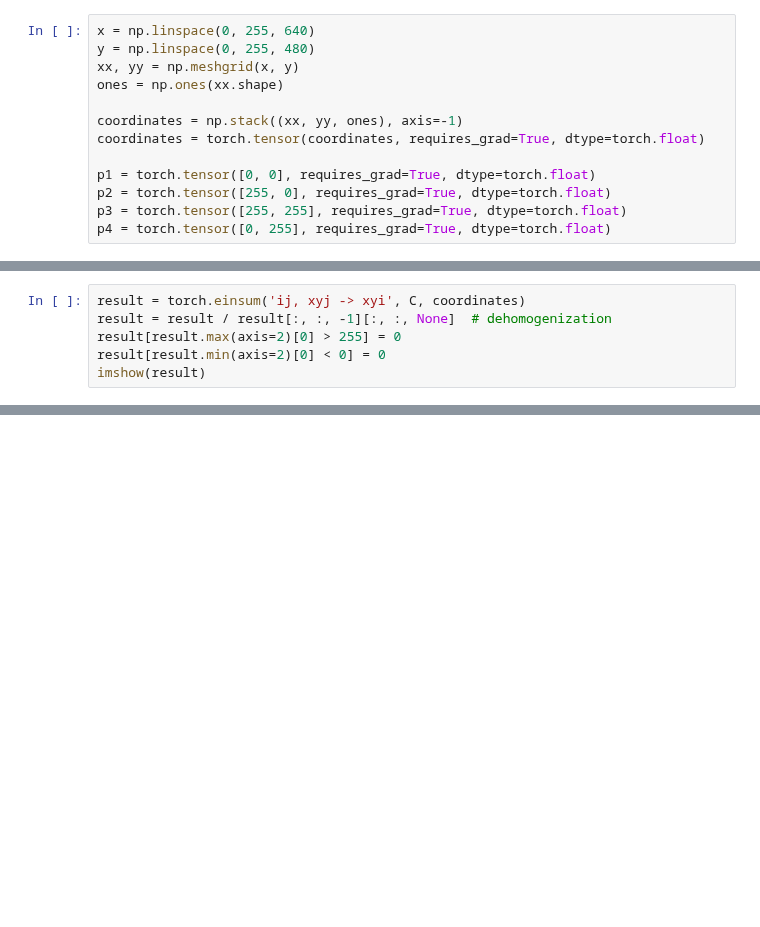
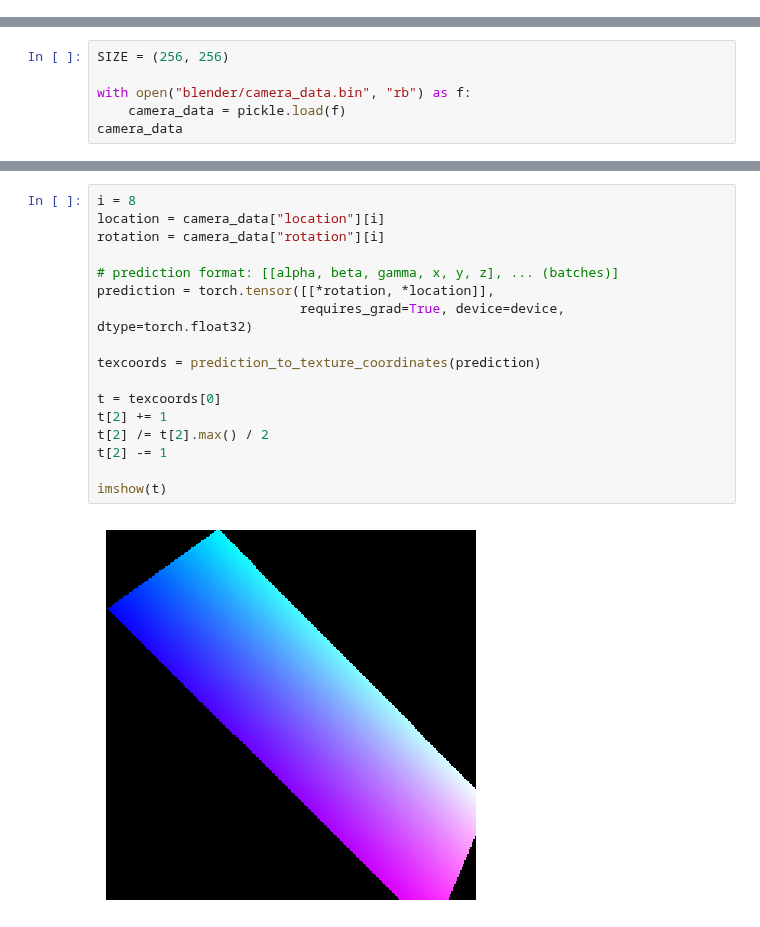
Before and after one commit to umrover/keyboard-detection, a Jupyter notebook: notebooks/homography.ipynb, the cells around one changed output, grey strips where cells are left out. Cells and saved outputs as stored; diff of their text form; blank space fills up the shorter version.

Commit message:
Added script to recreate blender camera angles

```diff
--- a/notebooks/homography.ipynb
+++ b/notebooks/homography.ipynb
@@ -54,13 +12,0 @@ imshow(result)
-# %%
-x = np.linspace(0, 255, 640)
-y = np.linspace(0, 255, 480)
-xx, yy = np.meshgrid(x, y)
-ones = np.ones(xx.shape)
-
-coordinates = np.stack((xx, yy, ones), axis=-1)
-coordinates = torch.tensor(coordinates, requires_grad=True, dtype=torch.float)
-
-p1 = torch.tensor([0, 0], requires_grad=True, dtype=torch.float)
-p2 = torch.tensor([255, 0], requires_grad=True, dtype=torch.float)
-p3 = torch.tensor([255, 255], requires_grad=True, dtype=torch.float)
-p4 = torch.tensor([0, 255], requires_grad=True, dtype=torch.float)
@@ -90,6 +12,0 @@ tensor([[1.0000e+00, 5.9139e-08, 0.0000e+00],
-# %%
-result = torch.einsum('ij, xyj -> xyi', C, coordinates)
-result = result / result[:, :, -1][:, :, None]  # dehomogenization
-result[result.max(axis=2)[0] > 255] = 0
-result[result.min(axis=2)[0] < 0] = 0
-imshow(result)
@@ -97,0 +13,6 @@ imshow(result)
+# %%
+SIZE = (256, 256)
+
+with open("blender/camera_data.bin", "rb") as f:
+    camera_data = pickle.load(f)
+camera_data
@@ -97,0 +301,19 @@ imshow(result)
+# %%
+i = 8
+location = camera_data["location"][i]
+rotation = camera_data["rotation"][i]
+
+# prediction format: [[alpha, beta, gamma, x, y, z], ... (batches)]
+prediction = torch.tensor([[*rotation, *location]],
+                          requires_grad=True, device=device, dtype=torch.float32)
+
+texcoords = prediction_to_texture_coordinates(prediction)
+
+t = texcoords[0]
+t[2] += 1
+t[2] /= t[2].max() / 2
+t[2] -= 1
+
+imshow(t)
+# %% [output]
+[figure, added]
```
Also changed, not shown: parts of 9 cells of this notebook, 1 other file.
